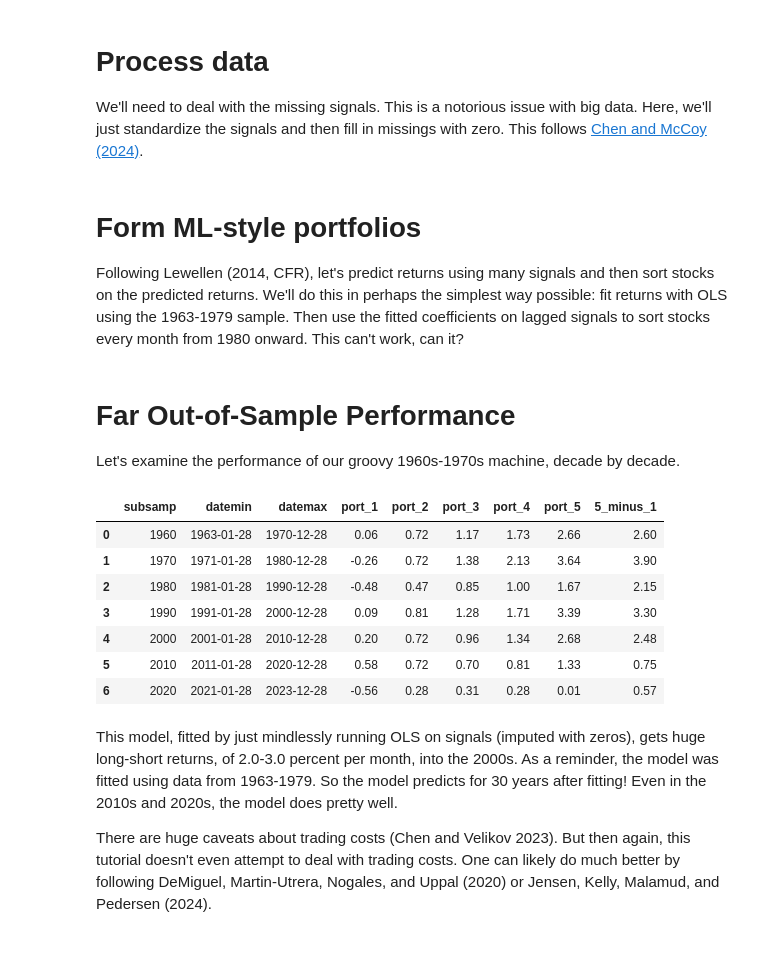
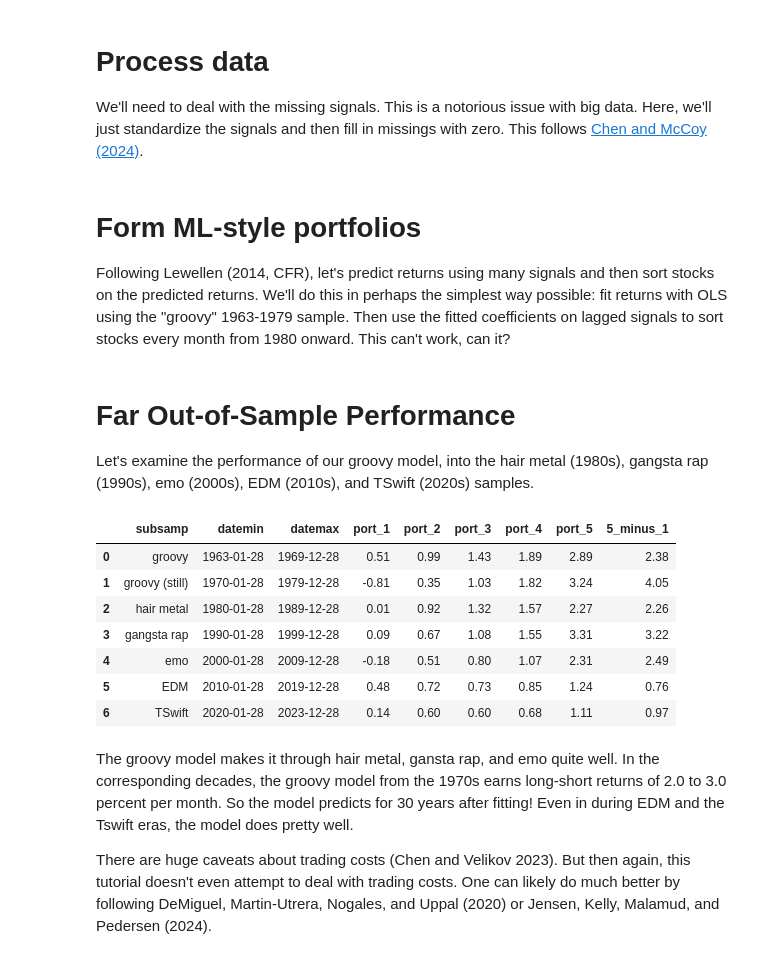
Before and after one commit to srbutler1/open-asset-pricing-download, a Jupyter notebook: examples/ML_portfolio_example.ipynb, the cells around one changed output. Cells and saved outputs as stored; diff of their text form; code cells hidden in the pictures.

```diff
--- a/examples/ML_portfolio_example.ipynb
+++ b/examples/ML_portfolio_example.ipynb
@@ -127,7 +127,7 @@ cleandat[signal_list] = cleandat[signal_list].apply(standardize_signals)
 cleandat = cleandat.fillna(0)
 # %% [markdown]
 # Form ML-style portfolios
-Following Lewellen (2014, CFR), let's predict returns using many signals and then sort stocks on the predicted returns. We'll do this in perhaps the simplest way possible: fit returns with OLS using the 1963-1979 sample. Then use the fitted coefficients on lagged signals to sort stocks every month from 1980 onward. This can't work, can it?
+Following Lewellen (2014, CFR), let's predict returns using many signals and then sort stocks on the predicted returns. We'll do this in perhaps the simplest way possible: fit returns with OLS using the "groovy" 1963-1979 sample. Then use the fitted coefficients on lagged signals to sort stocks every month from 1980 onward. This can't work, can it?
 # %%
 # user-specified fit period
 fit_start = 1963
@@ -165,47 +165,60 @@ portdat = preddat.groupby(['port', 'date']).agg(
 ).reset_index()
 # %% [markdown]
 # Far Out-of-Sample Performance
-Let's examine the performance of our groovy 1960s-1970s machine, decade by decade.
+Let's examine the performance of our groovy model, into the hair metal (1980s), gangsta rap (1990s), emo (2000s), EDM (2010s), and TSwift (2020s) samples.
 # %%
 # find performance by 10-year periods
-portdat['subsamp'] = pd.cut(portdat['date'].dt.year, bins=range(1960, 2035, 10), labels=range(1960, 2030, 10))
+samplength = 10
+
+portdat['subsamp'] = pd.cut(portdat['date'].dt.year, bins=range(1959, 2030, samplength), labels=range(1959, 2029, samplength))
 
 portsum = portdat.groupby(['port', 'subsamp']).agg(
     meanret = ('ret', 'mean'),
     vol = ('ret', 'std'),
     nmonth = ('date', 'nunique'),
     nstock = ('nstock', 'mean'),
     datemin = ('date', 'min'),
     datemax = ('date', 'max')
 ).reset_index()
 portsum['meanret'] = round(portsum['meanret'], 2)
 
 # pivot meanret to wide format
 sumwide = portsum.pivot(index=['subsamp'], columns='port', values='meanret').reset_index()
 sumwide.columns = ['subsamp'] + [f'port_{col}' for col in sumwide.columns[1:]]
 
 # add long-short
 sumwide['5_minus_1'] = sumwide['port_5'] - sumwide['port_1']
 
 # add date ranges
 temp = portsum.groupby('subsamp').agg(
     datemin = ('datemin', 'min'),
     datemax = ('datemax', 'max')
 ).reset_index()
 
 sumwide = pd.merge(temp, sumwide, on='subsamp', how='left')
 
+# name the subsamples
+sumwide['subsamp'] = sumwide['subsamp'].map({
+    1959: 'groovy',
+    1969: 'groovy (still)',
+    1979: 'hair metal',
+    1989: 'gangsta rap',
+    1999: 'emo',
+    2009: 'EDM',
+    2019: 'TSwift'
+})
+
 sumwide
 # %% [output]
 |  | subsamp | datemin | datemax | port_1 | port_2 | port_3 | port_4 | port_5 | 5_minus_1 |
-| 0 | 1960 | 1963-01-28 | 1970-12-28 | 0.06 | 0.72 | 1.17 | 1.73 | 2.66 | 2.60 |
-| 1 | 1970 | 1971-01-28 | 1980-12-28 | -0.26 | 0.72 | 1.38 | 2.13 | 3.64 | 3.90 |
-| 2 | 1980 | 1981-01-28 | 1990-12-28 | -0.48 | 0.47 | 0.85 | 1.00 | 1.67 | 2.15 |
-| 3 | 1990 | 1991-01-28 | 2000-12-28 | 0.09 | 0.81 | 1.28 | 1.71 | 3.39 | 3.30 |
-| 4 | 2000 | 2001-01-28 | 2010-12-28 | 0.20 | 0.72 | 0.96 | 1.34 | 2.68 | 2.48 |
-| 5 | 2010 | 2011-01-28 | 2020-12-28 | 0.58 | 0.72 | 0.70 | 0.81 | 1.33 | 0.75 |
-| 6 | 2020 | 2021-01-28 | 2023-12-28 | -0.56 | 0.28 | 0.31 | 0.28 | 0.01 | 0.57 |
+| 0 | groovy | 1963-01-28 | 1969-12-28 | 0.51 | 0.99 | 1.43 | 1.89 | 2.89 | 2.38 |
+| 1 | groovy (still) | 1970-01-28 | 1979-12-28 | -0.81 | 0.35 | 1.03 | 1.82 | 3.24 | 4.05 |
+| 2 | hair metal | 1980-01-28 | 1989-12-28 | 0.01 | 0.92 | 1.32 | 1.57 | 2.27 | 2.26 |
+| 3 | gangsta rap | 1990-01-28 | 1999-12-28 | 0.09 | 0.67 | 1.08 | 1.55 | 3.31 | 3.22 |
+| 4 | emo | 2000-01-28 | 2009-12-28 | -0.18 | 0.51 | 0.80 | 1.07 | 2.31 | 2.49 |
+| 5 | EDM | 2010-01-28 | 2019-12-28 | 0.48 | 0.72 | 0.73 | 0.85 | 1.24 | 0.76 |
+| 6 | TSwift | 2020-01-28 | 2023-12-28 | 0.14 | 0.60 | 0.60 | 0.68 | 1.11 | 0.97 |
 # %% [markdown]
-This model, fitted by just mindlessly running OLS on signals (imputed with zeros), gets huge long-short returns, of 2.0-3.0 percent per month, into the 2000s. As a reminder, the model was fitted using data from 1963-1979. So the model predicts for 30 years after fitting! Even in the 2010s and 2020s, the model does pretty well.
+The groovy model makes it through hair metal, gansta rap, and emo quite well. In the corresponding decades, the groovy model from the 1970s earns long-short returns of 2.0 to 3.0 percent per month. So the model predicts for 30 years after fitting! Even in during EDM and the Tswift eras, the model does pretty well.
 
 There are huge caveats about trading costs (Chen and Velikov 2023). But then again, this tutorial doesn't even attempt to deal with trading costs. One can likely do much better by following DeMiguel, Martin-Utrera, Nogales, and Uppal (2020) or Jensen, Kelly, Malamud, and Pedersen (2024).
```
Also changed, not shown: parts of 1 cell of this notebook.
